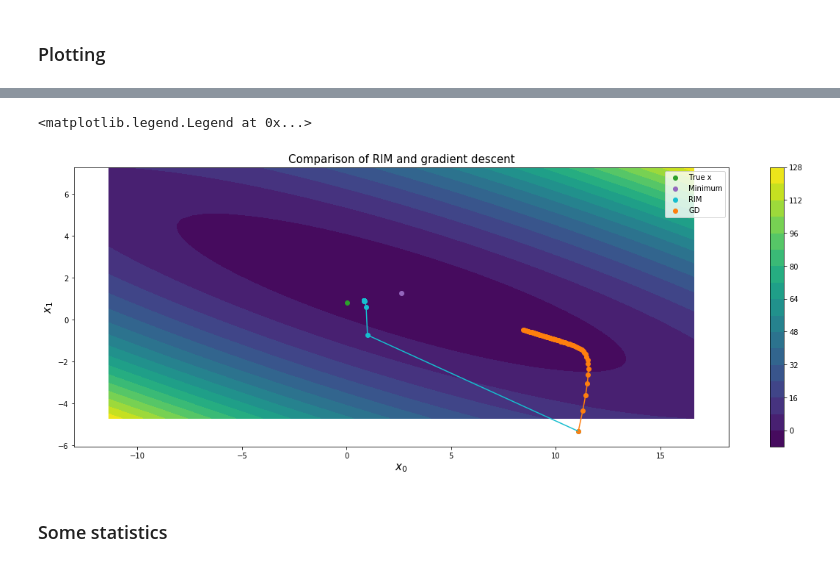
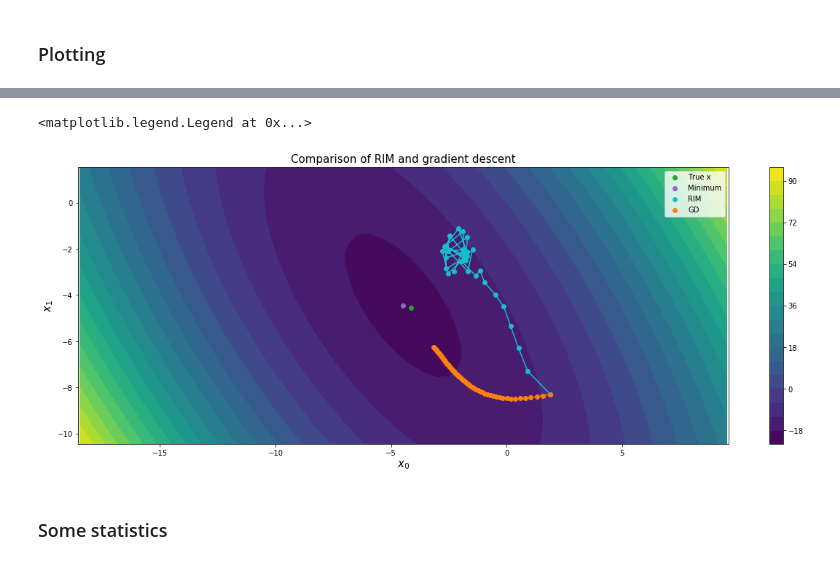
Before and after one commit to artix41/RIM-pytorch, a Jupyter notebook: rim-toy.ipynb, the cells around one changed output, grey strips where cells are left out. Cells and saved outputs as stored; diff of their text form; code cells hidden in the pictures.

Commit message:
Turn distributions to uniform and replace output of RNN by the step instead of xt

```diff
--- a/rim-toy.ipynb
+++ b/rim-toy.ipynb
@@ -53,11 +53,11 @@ X0_train = np.array([np.random.normal(x_min,sigma_x,(2,)) for x_min in X_min_tra
 # %%
-A_test = np.array([np.random.normal(0,sigma_A,(2,2)) for i in range(size_test)])
-sigma_test = np.array([np.abs(np.random.normal(0,sigma_sigma)) for i in range(size_test)])
+A_test = np.array([np.random.uniform(-1, 1, (2,2)) for i in range(size_test)])
+sigma_test = np.array([np.abs(np.random.uniform(0, 1)) for i in range(size_test)])
 
-X_test = np.array([np.random.normal(0,sigma_x,(2,)) for i in range(size_test)])
+X_test = np.array([np.random.uniform(-5, 5, (2,)) for i in range(size_test)])
 Y_test = np.array([simulate(x, A, sigma) for (x, A, sigma) in zip(X_test, A_test, sigma_test)])
 X_min_test = np.array([np.linalg.inv(A).dot(y) for (A,y) in zip(A_test,Y_test)])
-X0_test = np.array([np.random.normal(x_min,sigma_x0,(2,)) for x_min in X_min_test])
+X0_test = np.array([x_min + np.random.uniform(-10,10,(2,)) for x_min in X_min_test])
 # %% [markdown]
 ### Loss and gradient
 # %%
@@ -135,14 +135,14 @@ class RIM(nn.Module):
         self.input_size = input_size
         self.hidden_size = hidden_size
         self.time_max = time_max
-        self.rnn = nn.RNN(input_size, hidden_size, batch_first=True)
+        self.rnn = nn.RNN(input_size, hidden_size, batch_first=True, ac)
 
         self.criterion = nn.MSELoss()
         self.optimizer = torch.optim.Adam(self.parameters(), lr=0.01)
 
     def forward(self, xt, st, y, A):
-        input = Variable(torch.Tensor(np.concatenate([xt.detach().numpy(),
-                                                      gradient(xt.detach().numpy(), y, A)], 0).reshape(1, 1, 4)))
+        input = Variable(torch.Tensor(np.concatenate([xt.data.numpy(),
+                                                      gradient(xt.data.numpy(), y, A)], 0).reshape(1, 1, 4)))
         out, st = self.rnn(input, st)
         return out.view(self.hidden_size), st
 
@@ -153,14 +153,17 @@ class RIM(nn.Module):
 
     def forward_sequence(self, x0, y, x_true, A, phase="test"):
         xt = Variable(torch.Tensor(x0))
+#         xt = x0.copy()
         st = self.init_hidden()
 
         loss = 0
         list_xt = [x0]
         for t in range(self.time_max):
-            xt, st = self.forward(xt, st, y, A)
-            loss += weight_loss(t,self.time_max) * self.criterion(xt, torch.Tensor(x_true))
-            list_xt.append(xt.detach().numpy())
+            dx, st = self.forward(xt, st, y, A)
+            xt = xt + dx
+            loss += weight_loss(t,self.time_max) * self.criterion(xt, Variable(torch.Tensor(x_true)))
+            list_xt.append(xt.data.numpy())
+
         list_xt = np.array(list_xt)
 
         if phase == "train":
@@ -180,7 +183,7 @@ class RIM(nn.Module):
         batch_loss /= len(X_batch)
         self.backprop(batch_loss)
 
-        return batch_loss
+        return batch_loss.data.numpy()[0]
 
     def init_hidden(self):
         return Variable(torch.zeros(1, 1, self.hidden_size))
@@ -191,7 +194,7 @@ rim = RIM(4,2,time_max_rim)
 # %% [markdown]
 ### Training
 # %%
-nb_epochs = 10
+nb_epochs = 1
 for epoch in range(nb_epochs):
     X_train, Y_train, A_train, X0_train, X_min_train, sigma_train = shuffle(X_train, Y_train, A_train,
                                                                             X0_train, X_min_train, sigma_train)
@@ -202,7 +205,6 @@ for epoch in range(nb_epochs):
             next
         X_batch, Y_batch = X_train[i_begin_batch:i_end_batch], Y_train[i_begin_batch:i_end_batch]
         X0_batch, A_batch = X0_train[i_begin_batch:i_end_batch], A_train[i_begin_batch:i_end_batch]
-
         loss_epoch += rim.train_batch(X_batch, Y_batch, X0_batch, A_batch)
     loss_epoch /= (size_train // batch_size)
 
@@ -217,13 +219,13 @@ list_xt_rim, losses = [], []
 for (x0, y, x, A) in zip(X0_test, Y_test, X_test, A_test):
     list_xt, loss = rim.forward_sequence(x0, y, x, A, "test")
     list_xt_rim.append(list_xt)
-    losses.append(loss)
+    losses.append(loss.data.numpy()[0])
 list_xt_rim = np.array(list_xt_rim)
 losses = np.array(losses)
 # %% [markdown]
 ### Plotting
 # %%
-i_example = 19
+i_example = 21
 
 print("Loss: {0:5f}".format(float(losses[i_example])))
 
@@ -254,5 +256,5 @@ Loss: 11.468773
 <matplotlib.legend.Legend at 0x...>
-[figure, old version]
+[figure, new version]
 # %% [markdown]
 ### Some statistics
 # %% [markdown]
```
Also changed, not shown: parts of 13 cells of this notebook.
